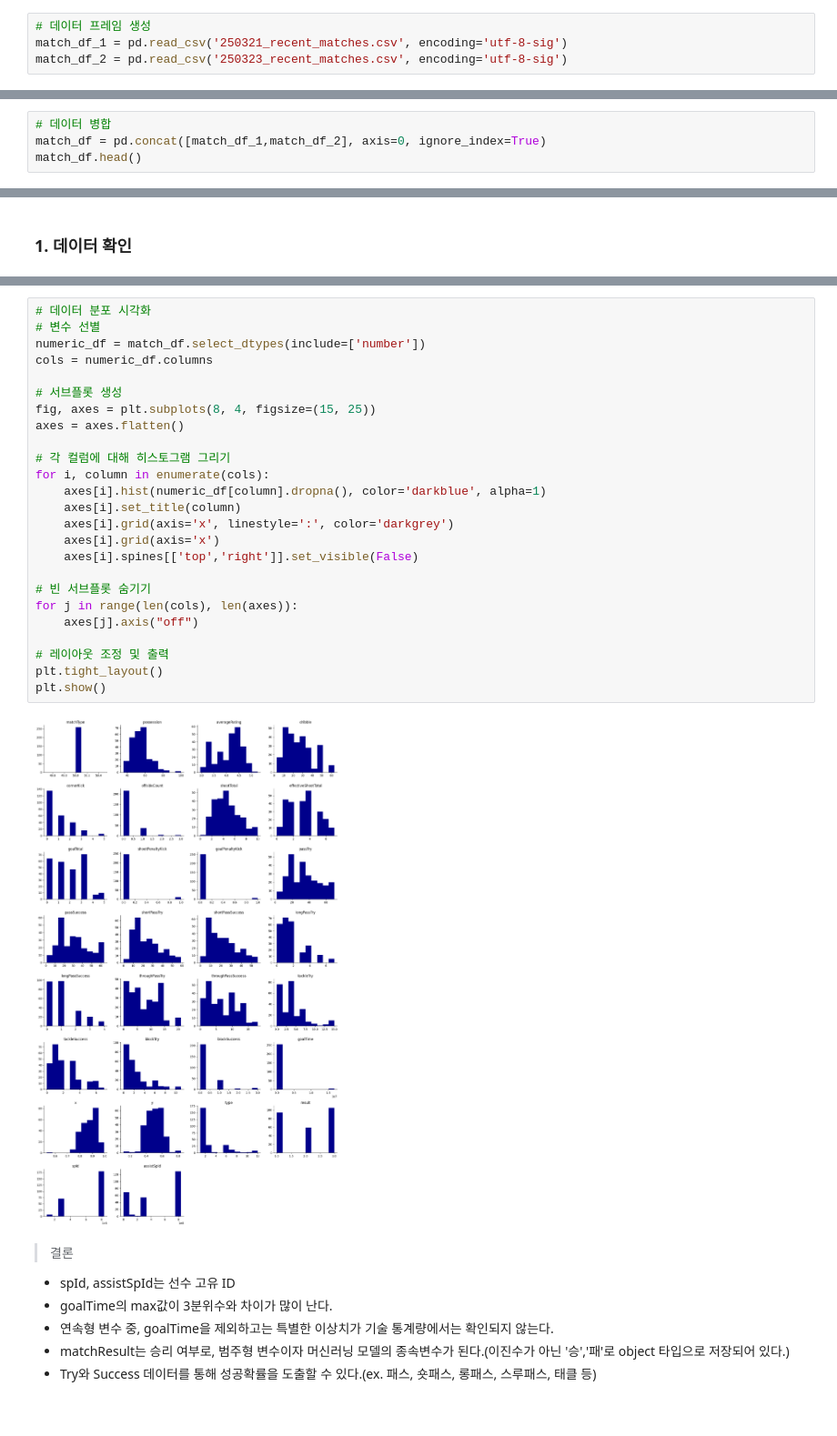
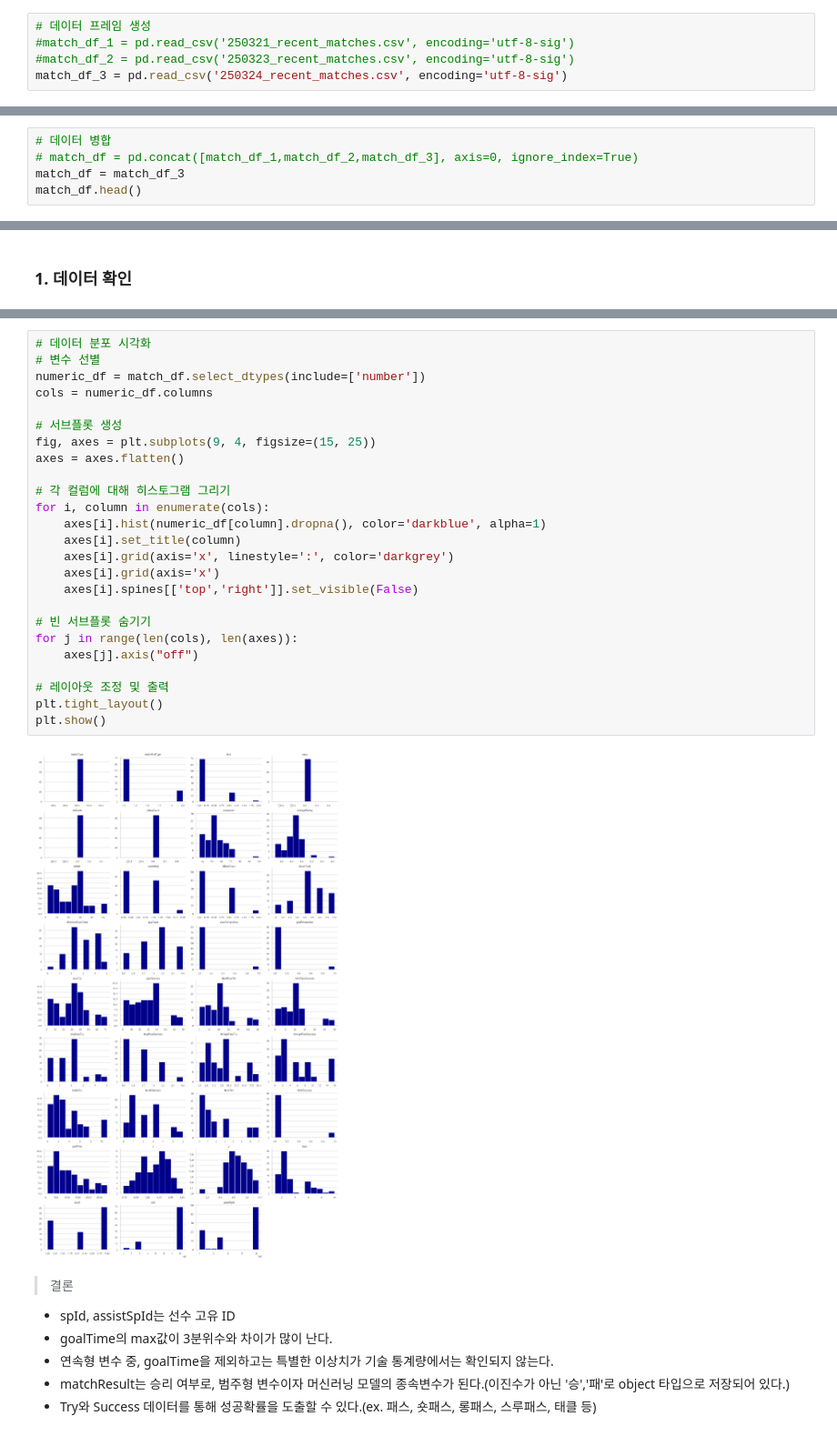
Before and after one commit to harrym8n/Proj_FC_Online, a Jupyter notebook: fconline_build_model.ipynb, the cells around one changed output, grey strips where cells are left out. Shown at 91% size. Cells and saved outputs as stored; diff of their text form.

```diff
--- a/fconline_build_model.ipynb
+++ b/fconline_build_model.ipynb
@@ -60,5 +60,6 @@ warnings.filterwarnings('ignore')
 #### ㄴ 데이터 호출
 # %%
 # 데이터 프레임 생성
-match_df_1 = pd.read_csv('250321_recent_matches.csv', encoding='utf-8-sig')
-match_df_2 = pd.read_csv('250323_recent_matches.csv', encoding='utf-8-sig')
+#match_df_1 = pd.read_csv('250321_recent_matches.csv', encoding='utf-8-sig')
+#match_df_2 = pd.read_csv('250323_recent_matches.csv', encoding='utf-8-sig')
+match_df_3 = pd.read_csv('250324_recent_matches.csv', encoding='utf-8-sig')
@@ -90,6 +109,7 @@ match_df_2.head()
     - 최대한 많은 모수 확보를 위해 해당 데이터 제외하고 나머지 데이터들 호출
 # %%
 # 데이터 병합
-match_df = pd.concat([match_df_1,match_df_2], axis=0, ignore_index=True)
+# match_df = pd.concat([match_df_1,match_df_2,match_df_3], axis=0, ignore_index=True)
+match_df = match_df_3
 match_df.head()
 # %% [output]
@@ -156,30 +176,30 @@ memory usage: 71.4+ KB
 # %%
 # 데이터 분포 시각화
 # 변수 선별
 numeric_df = match_df.select_dtypes(include=['number'])
 cols = numeric_df.columns
 
 # 서브플롯 생성
-fig, axes = plt.subplots(8, 4, figsize=(15, 25))
+fig, axes = plt.subplots(9, 4, figsize=(15, 25))
 axes = axes.flatten()
 
 # 각 컬럼에 대해 히스토그램 그리기
 for i, column in enumerate(cols):
     axes[i].hist(numeric_df[column].dropna(), color='darkblue', alpha=1)
     axes[i].set_title(column)
     axes[i].grid(axis='x', linestyle=':', color='darkgrey')
     axes[i].grid(axis='x')
     axes[i].spines[['top','right']].set_visible(False)
 
 # 빈 서브플롯 숨기기
 for j in range(len(cols), len(axes)):
     axes[j].axis("off")
 
 # 레이아웃 조정 및 출력
 plt.tight_layout()
 plt.show()
 # %% [output]
-[figure, old version]
+[figure, new version]
 # %% [markdown]
 > 결론
 - spId, assistSpId는 선수 고유 ID
```
Also changed, not shown: parts of 17 cells of this notebook, 2 other files.
